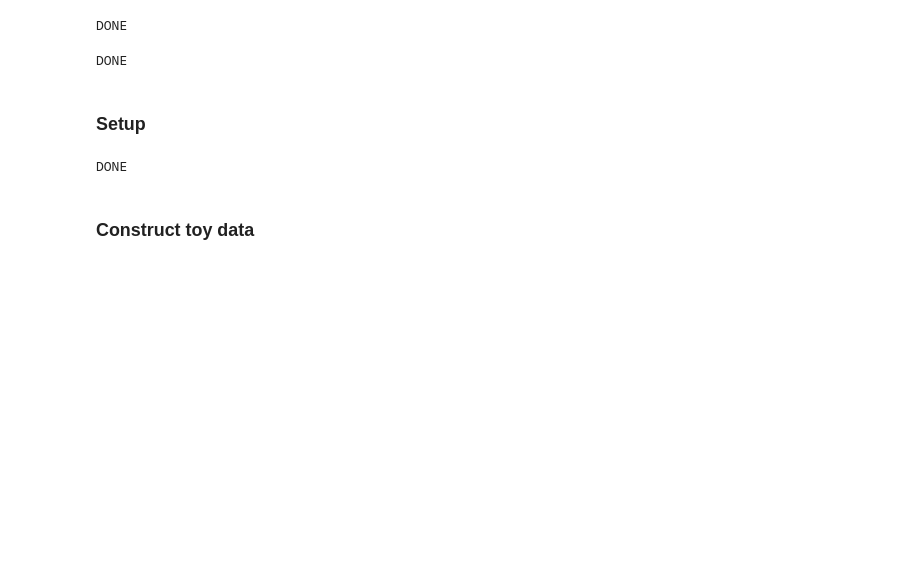
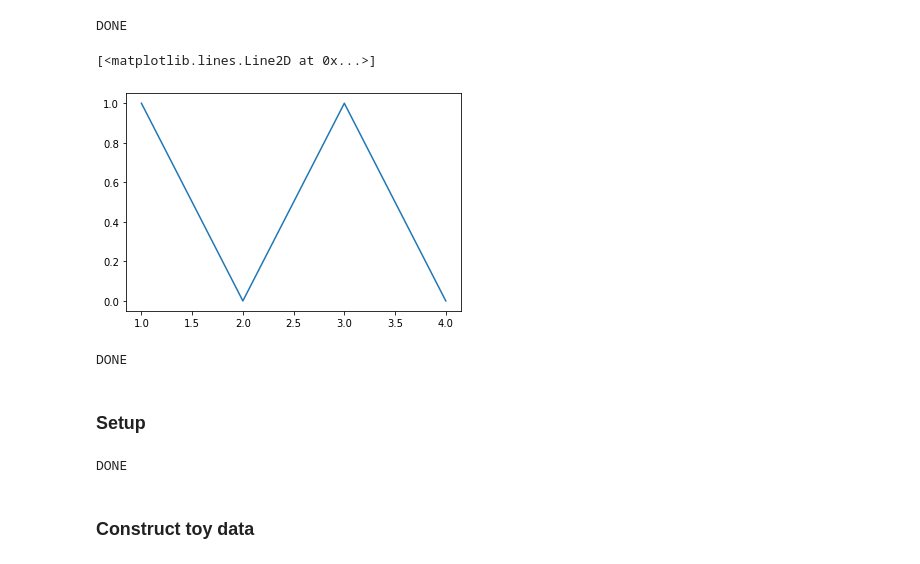
Before and after one commit to AndOslandsbotn/Multi-res-voltage-prop-exp, a Jupyter notebook: Toy example for using voltage maps (uniform 1D dist).ipynb, the cells around one changed output. Saved outputs shown, nothing was run; the diff lists cells and outputs as text; code cells hidden in the pictures; blank space fills up the shorter version.

```diff
--- a/Toy example for using voltage maps (uniform 1D dist).ipynb
+++ b/Toy example for using voltage maps (uniform 1D dist).ipynb
@@ -7,6 +7,11 @@ import matplotlib.pyplot as plt
 print("DONE")
 # %% [output]
 DONE
+# %%
+plt.plot([1,2,3,4],[1,0,1,0])
+# %% [output]
+[<matplotlib.lines.Line2D at 0x...>]
+[figure, added]
 # %%
 from main_classes.voltage_maps import VoltageMap
 from main_classes.epsilon_cover import build_epsilon_covers, estimate_densities
```
Also changed, not shown: parts of 10 cells of this notebook, 2 other files.
